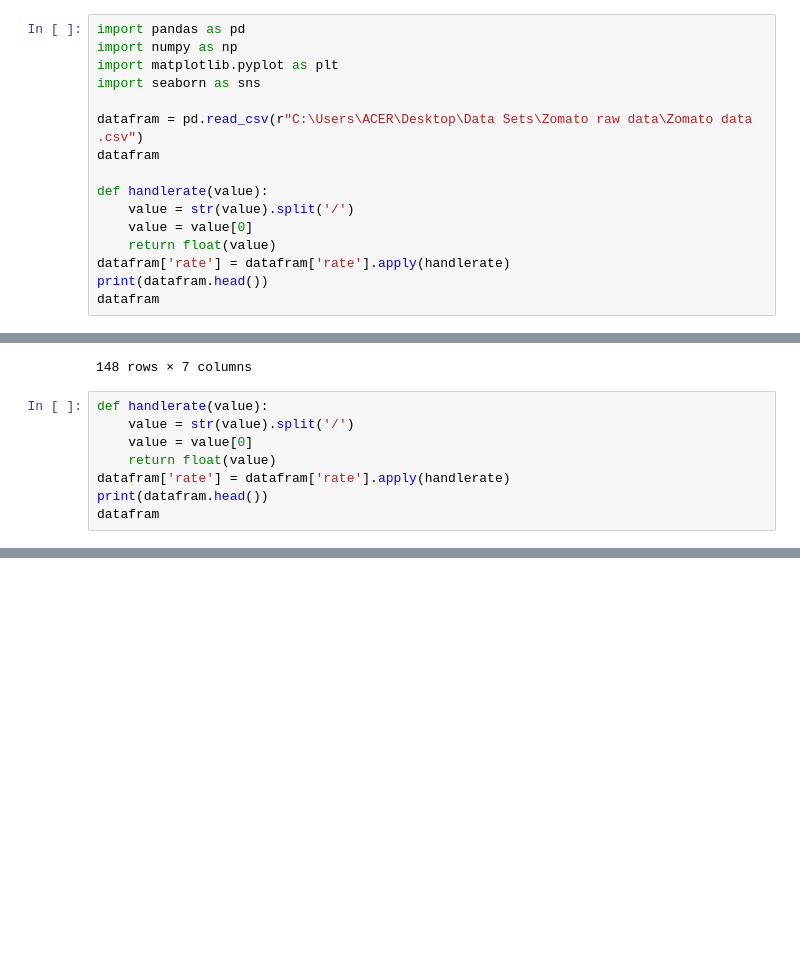
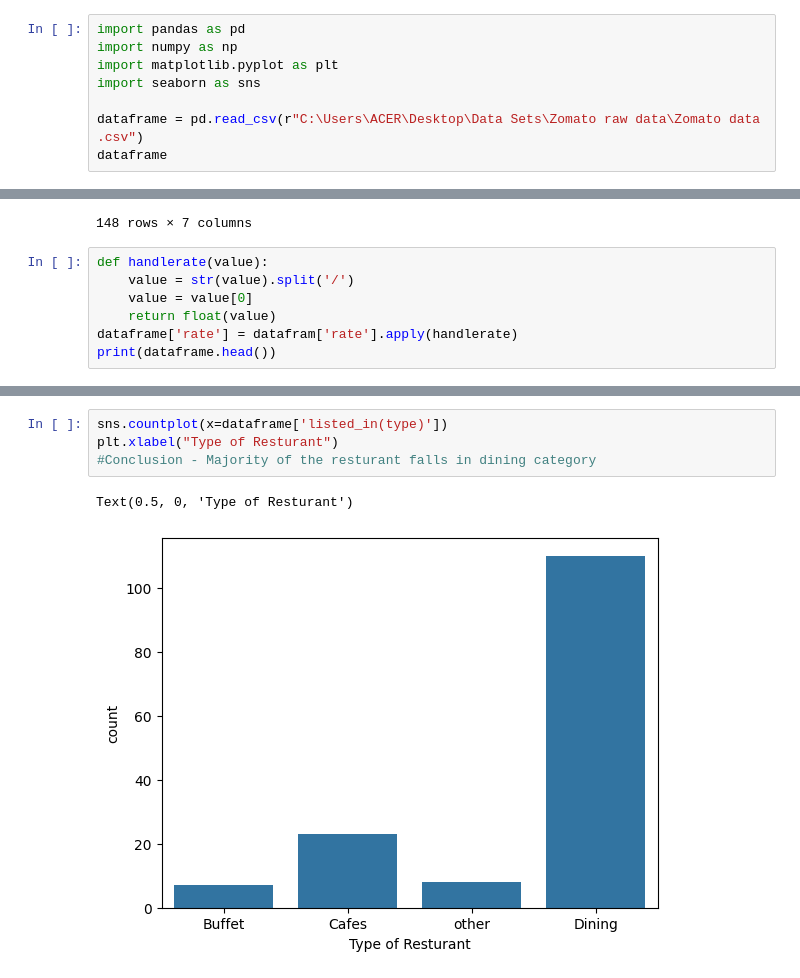
Before and after one commit to HimanshuGautam054/Zomato-Data-Analysis, a Jupyter notebook: Zomato.ipynb, the cells around one changed output, grey strips where cells are left out. Cells and saved outputs as stored; diff of their text form; blank space fills up the shorter version.

```diff
--- a/Zomato.ipynb
+++ b/Zomato.ipynb
@@ -4,16 +4,8 @@ import numpy as np
 import matplotlib.pyplot as plt
 import seaborn as sns
 
-datafram = pd.read_csv(r"C:\Users\ACER\Desktop\Data Sets\Zomato raw data\Zomato data .csv")
-datafram
-
-def handlerate(value):
-    value = str(value).split('/')
-    value = value[0]
-    return float(value)
-datafram['rate'] = datafram['rate'].apply(handlerate)
-print(datafram.head())
-datafram
+dataframe = pd.read_csv(r"C:\Users\ACER\Desktop\Data Sets\Zomato raw data\Zomato data .csv")
+dataframe
 # %% [output]
 |  | name | online_order | book_table | rate | votes | approx_cost(for two people) | listed_in(type) |
 | 0 | Jalsa | Yes | Yes | 4.1/5 | 775 | 800 | Buffet |
@@ -33,9 +25,8 @@ def handlerate(value):
     value = str(value).split('/')
     value = value[0]
     return float(value)
-datafram['rate'] = datafram['rate'].apply(handlerate)
-print(datafram.head())
-datafram
+dataframe['rate'] = datafram['rate'].apply(handlerate)
+print(dataframe.head())
 # %% [output]
                     name online_order book_table  rate  votes  \
 0                  Jalsa          Yes        Yes   4.1    775
@@ -65,0 +71,7 @@ datafram
+# %%
+sns.countplot(x=dataframe['listed_in(type)'])
+plt.xlabel("Type of Resturant")
+#Conclusion - Majority of the resturant falls in dining category
+# %% [output]
+Text(0.5, 0, 'Type of Resturant')
+[figure, added]
```
Also changed, not shown: parts of 7 cells of this notebook.
